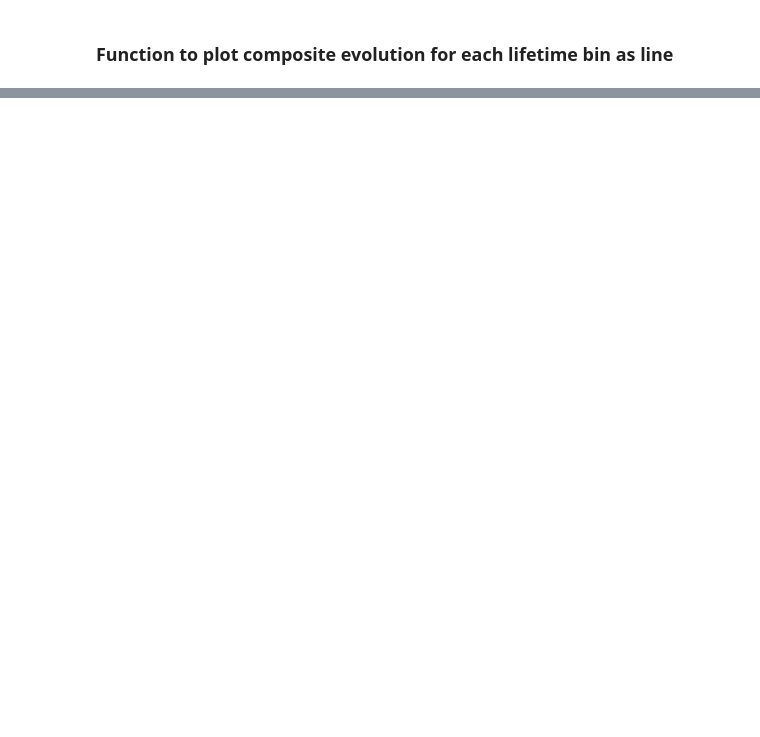
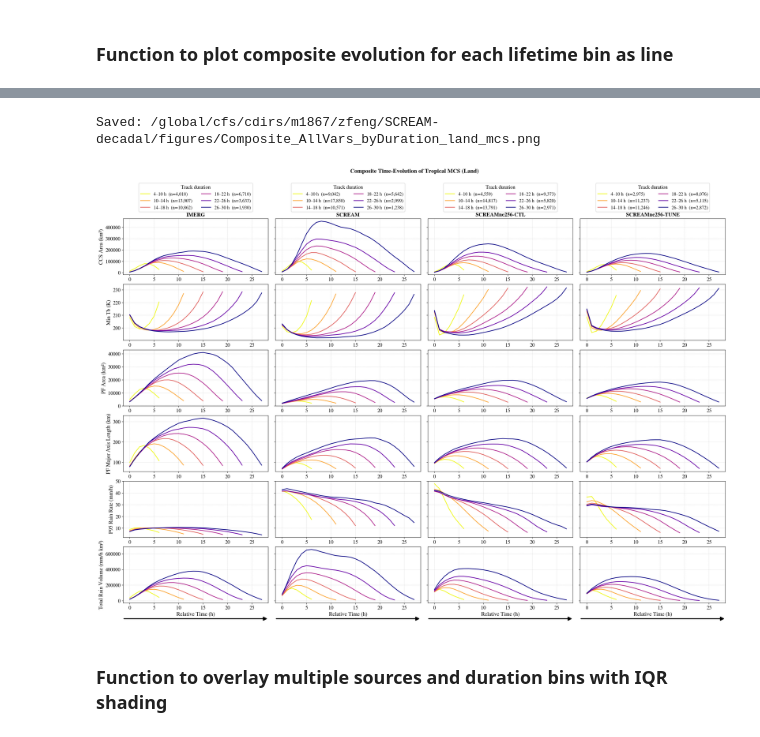
Before and after one commit to WACCEM/SCREAM_MCS, a Jupyter notebook: Notebooks/plot_tropical_mcs_trackstats_land_ocean.ipynb, the cells around one changed output, grey strips where cells are left out. Drawn from its saved outputs; the diff is of its cells as text; code cells hidden in the pictures; blank space fills up the shorter version.

```diff
--- a/Notebooks/plot_tropical_mcs_trackstats_land_ocean.ipynb
+++ b/Notebooks/plot_tropical_mcs_trackstats_land_ocean.ipynb
@@ -739,6 +974,7 @@ def plot_composite_evolution(
     suptitle_y=1.12,
     legend_ncols=2,
     legend_title='Track duration',
+    arrow_y=-0.16,
     figname=None,
 ):
     """
@@ -779,6 +1015,10 @@ def plot_composite_evolution(
         Vertical position of suptitle in figure-fraction coordinates.
     legend_ncols : int
     legend_title : str
+    arrow_y : float
+        Y position of the time arrow in axes-fraction coordinates (default -0.16).
+        Negative values place the arrow below the bottom spine, just under the
+        x-axis label. Adjust if label font size or hspace changes arrow overlap.
     figname : str or None
         If given, save the figure to this path (bbox_inches='tight').
 
@@ -886,20 +1126,16 @@ def plot_composite_evolution(
     if suptitle:
         fig.suptitle(suptitle, fontsize=fontsize + 1, weight='bold', y=suptitle_y)
 
-    # ── time arrows (drawn after layout so axes positions are finalised) ──────
-    # Use the actual xlabel bounding box to set y; axes fraction for x so the
-    # arrow always spans the full axis width regardless of hspace/wspace/margins.
-    fig.canvas.draw()
-    renderer = fig.canvas.get_renderer()
-    gap_display = fontsize * 0.3 * (fig.dpi / 72)   # small gap below xlabel
+    # ── time arrows: placed below the bottom-row x-axis labels ───────────────
+    # Uses axes-fraction coordinates (DPI-independent) — works reliably in both
+    # inline Jupyter and savefig without calling fig.canvas.draw() first.
     for ax in axes_grid[-1]:
-        xlabel_bbox = ax.xaxis.label.get_window_extent(renderer=renderer)
-        ax_bbox     = ax.get_window_extent(renderer=renderer)
-        # y in axes-fraction coords (can be negative → below the axis spine)
-        arrow_y_axes = (xlabel_bbox.y0 - gap_display - ax_bbox.y0) / ax_bbox.height
-        ax.annotate('', xy=(1.0, arrow_y_axes), xytext=(0.0, arrow_y_axes),
-                    xycoords='axes fraction', annotation_clip=False,
-                    arrowprops=dict(arrowstyle='->', facecolor='k', lw=3))
+        ax.annotate(
+            '', xy=(1.0, arrow_y), xytext=(0.0, arrow_y),
+            xycoords='axes fraction', annotation_clip=False,
+            arrowprops=dict(arrowstyle='-|>', color='k', lw=2.5,
+                            mutation_scale=20),
+        )
 
     # ── save ─────────────────────────────────────────────────────────────────
     if figname:
@@ -924,30 +1165,36 @@ ylabels_per_row = []       # one ylabel per row (leftmost column)
 
 for var, spec in comp_var_specs.items():
     ylabels_per_row.append(spec['ylabel'])
     for ds_label in _ds_pair:
         key = f'{var}|{ds_label}'
         combined_composites[key] = all_composites[var][ds_label]
         panel_order.append(key)
         panel_titles.append(ds_label)
 
 figname_all = f'{figdir_out}Composite_AllVars_byDuration_land_mcs.png'
 figsize = (7 * len(_ds_pair), 3 * len(var_list))
 
 fig, axes = plot_composite_evolution(
     combined_composites,
     ds_order       = panel_order,
     nrow           = len(var_list),
     ncol           = len(_ds_pair),
     figsize        = figsize,
     hspace         = 0.17,
     wspace         = 0.05,
     dpi            = 150,
     cmap_name      = 'plasma_r',
     fontsize       = 14,
     xlabel         = 'Relative Time (h)',
     ylabel         = ylabels_per_row,
     titles         = panel_titles,
     suptitle       = 'Composite Time-Evolution of Tropical MCS (Land)',
     suptitle_y     = 0.98,
+    arrow_y        = -0.28,
     figname        = figname_all,
 )
+# %% [output]
+Saved: /global/cfs/cdirs/m1867/zfeng/SCREAM-decadal/figures/Composite_AllVars_byDuration_land_mcs.png
+[figure, added]
+# %% [markdown]
+### Function to overlay multiple sources and duration bins with IQR shading
```
Also changed, not shown: parts of 19 cells of this notebook.
